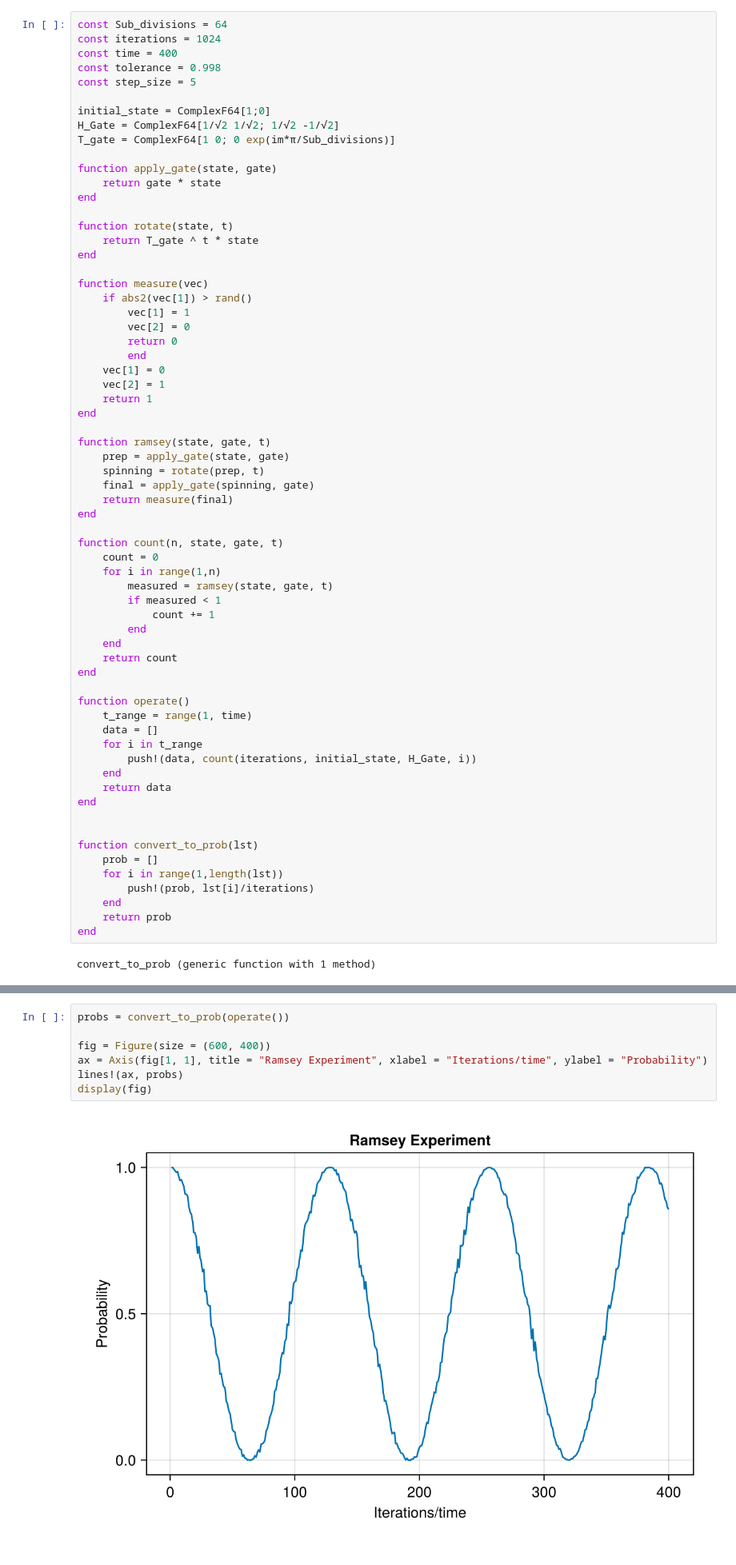
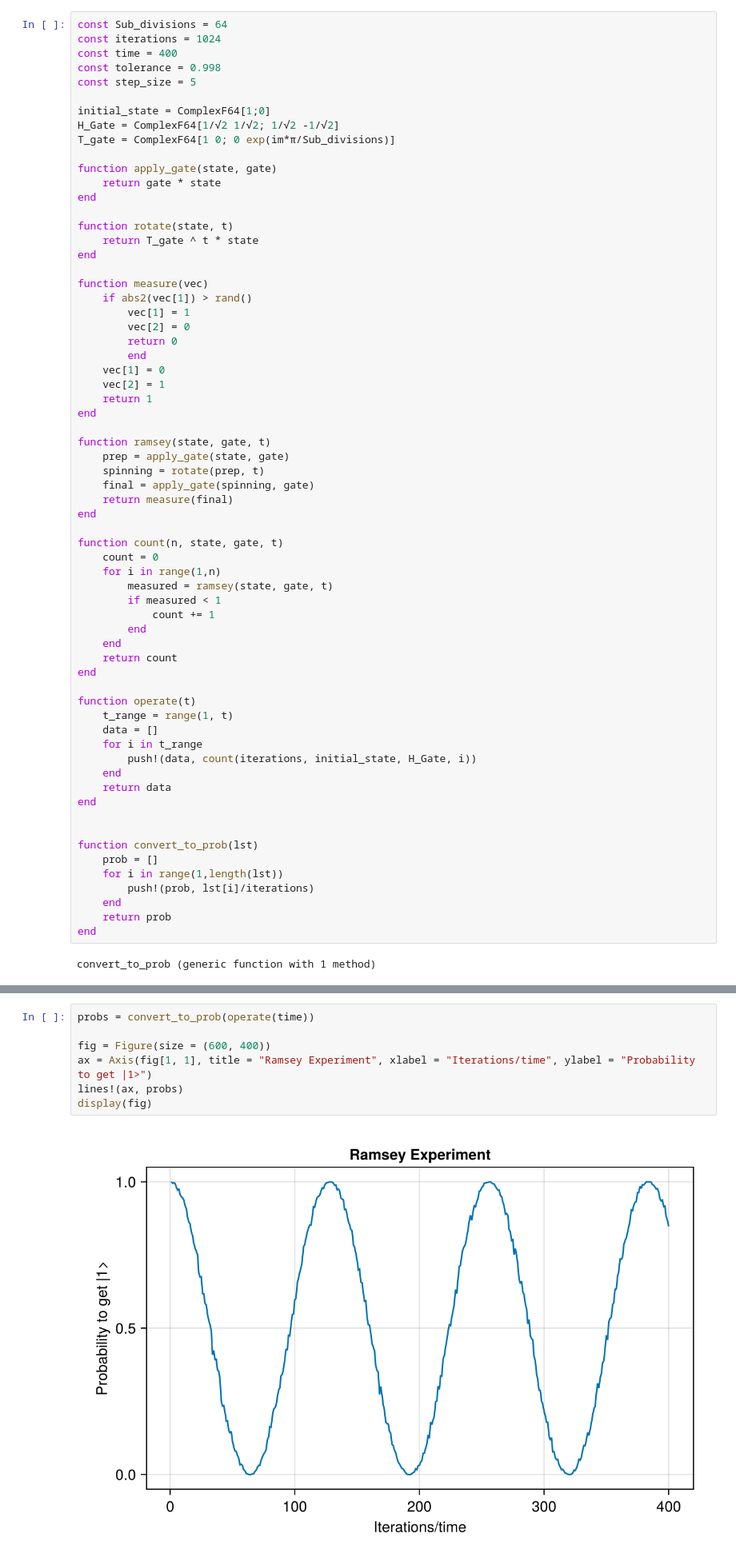
Before and after one commit to Ianborden/Quantum-APL, a Jupyter notebook: FridayResearch/Ramsey_julia.ipynb, the cells around one changed output, grey strips where cells are left out. Shown at 80% size. Drawn from its saved outputs; the diff is of its cells as text.

```diff
--- a/FridayResearch/Ramsey_julia.ipynb
+++ b/FridayResearch/Ramsey_julia.ipynb
@@ -53,8 +52,8 @@ function count(n, state, gate, t)
     return count
 end
 
-function operate()
-    t_range = range(1, time)
+function operate(t)
+    t_range = range(1, t)
     data = []
     for i in t_range
         push!(data, count(iterations, initial_state, H_Gate, i))
@@ -75,14 +74,14 @@ convert_to_prob (generic function with 1 method)
 # %% [markdown]
 # Plotting the Ramsey Experiment
 # %%
-probs = convert_to_prob(operate())
+probs = convert_to_prob(operate(time))
 
 fig = Figure(size = (600, 400))
-ax = Axis(fig[1, 1], title = "Ramsey Experiment", xlabel = "Iterations/time", ylabel = "Probability")
+ax = Axis(fig[1, 1], title = "Ramsey Experiment", xlabel = "Iterations/time", ylabel = "Probability to get |1>")
 lines!(ax, probs)
 display(fig)
 # %% [output]
-[figure, old version]
+[figure, new version]
 CairoMakie.Screen{IMAGE}
 # %% [markdown]
 # Calculating Period
```
Also changed, not shown: parts of 5 cells of this notebook, 9 other files.
